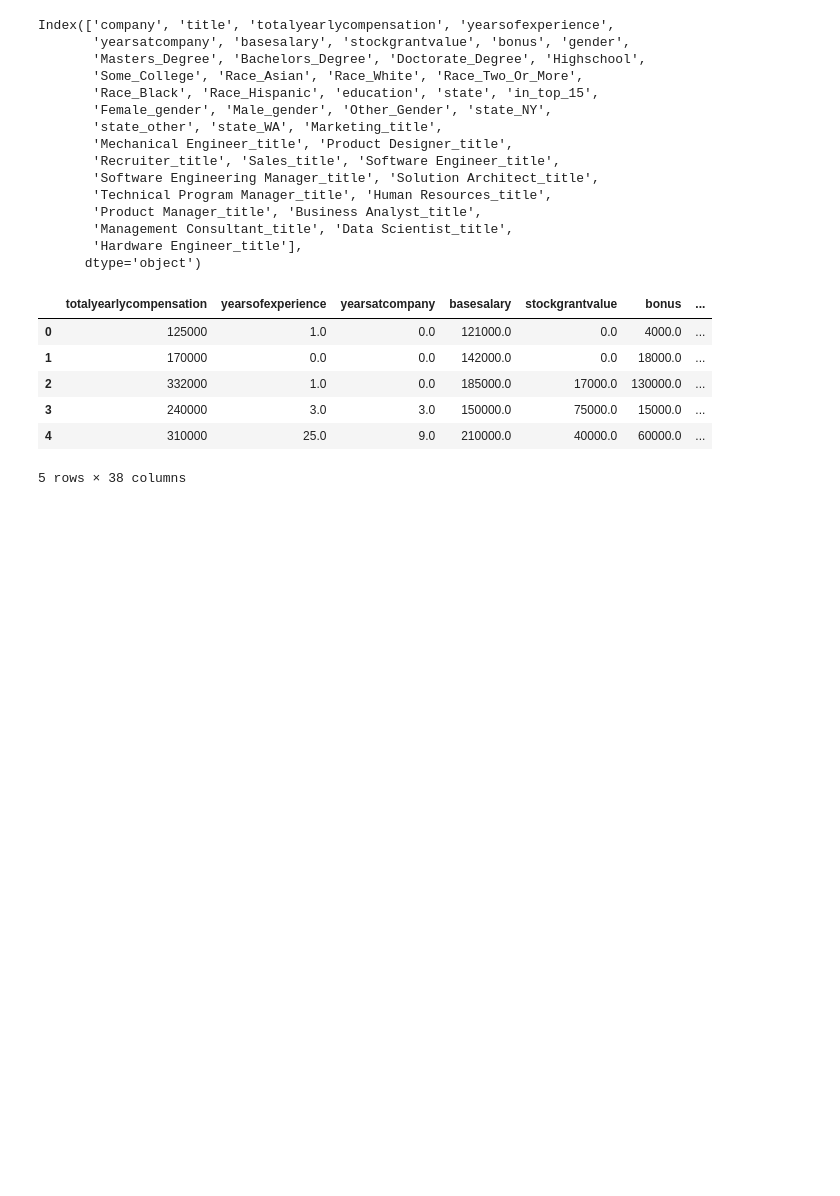
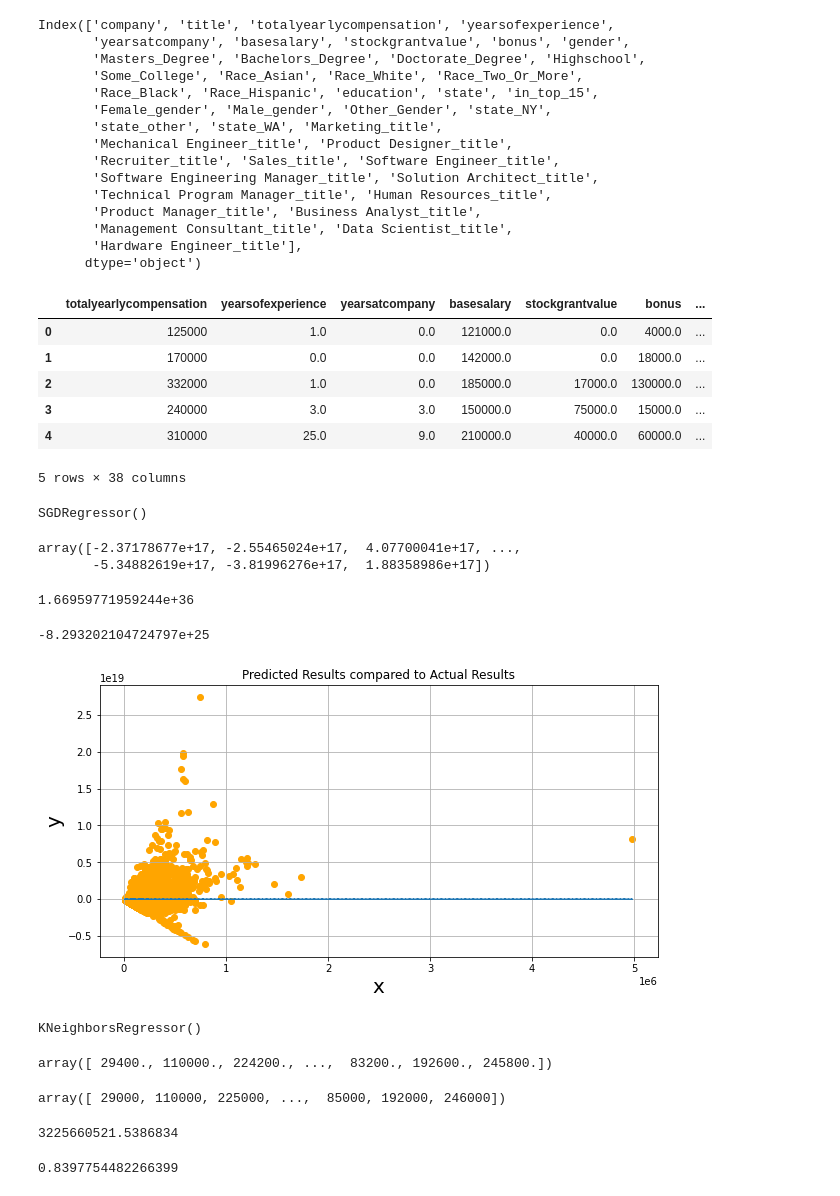
Before and after one commit to ryand0n/SC2022-BatchC-electric-pythons, a Jupyter notebook: Aadya Aradhyula/EDA.ipynb, the cells around one changed output. Cells and saved outputs as stored; diff of their text form; code cells hidden in the pictures; blank space fills up the shorter version.

```diff
--- a/Aadya Aradhyula/EDA.ipynb
+++ b/Aadya Aradhyula/EDA.ipynb
@@ -574,0 +580,43 @@ df.head()
+# %%
+x_train, x_test, y_train, y_test = train_test_split(x, y, random_state=42)
+# %%
+#Stochastic Gradient Descent Regression
+from sklearn.linear_model import SGDRegressor
+clf = SGDRegressor()
+# %%
+#fit your model
+clf.fit(x_train, y_train)
+# %% [output]
+SGDRegressor()
+# %%
+#create some predictions on your testing inputs and set them equal to y_hat.
+y_hat = clf.predict(x_test)
+y_hat
+# %% [output]
+array([-2.37178677e+17, -2.55465024e+17,  4.07700041e+17, ...,
+       -5.34882619e+17, -3.81996276e+17,  1.88358986e+17])
+# %%
+#Compute your MSE.
+total_squared_error = (np.sum((y_test - y_hat)**2)) #get the sum of all the errors (error = what we want (y_test) - what we predicted (y_hat))
+mean_squared_error = total_squared_error/len(y_test) #divide this by how many rows/observations we have
+print(mean_squared_error)
+# %% [output]
+1.66959771959244e+36
+# %%
+clf.score(x_test, y_test)
+# %% [output]
+-8.293202104724797e+25
+# %%
+#Plot Findings
+import matplotlib.pyplot as plt
+plt.figure(figsize=(10,5))
+plt.plot(y_test, y_test, '--')
+#plt.scatter(y_test,y_test, c='green')
+plt.scatter(y_test, y_hat, c='orange')
+plt.xlabel('x', fontsize = 20)
+plt.ylabel('y', fontsize = 20)
+plt.title('Predicted Results compared to Actual Results')
+plt.grid('on')
+plt.show()
+# %% [output]
+[figure, added]
@@ -574,0 +627,24 @@ df.head()
+# %%
+neigh.fit(x_train, y_train)
+# %% [output]
+KNeighborsRegressor()
+# %%
+y_hat = neigh.predict(x_test)
+y_hat
+# %% [output]
+array([ 29400., 110000., 224200., ...,  83200., 192600., 245800.])
+# %%
+np.array(y_test) #these are what actually happened for our x_test inputs.
+# %% [output]
+array([ 29000, 110000, 225000, ...,  85000, 192000, 246000])
+# %%
+#Find MSE
+total_squared_error = (np.sum((y_test - y_hat)**2)) #get the sum of all the errors (error = what we want (y_test) - what we predicted (y_hat))
+mean_squared_error = total_squared_error/len(y_test) #divide this by how many rows/observations we have
+print(mean_squared_error)
+# %% [output]
+3225660521.5386834
+# %%
+neigh.score(x_test, y_test)
+# %% [output]
+0.8397754482266399
```
Also changed, not shown: parts of 17 cells of this notebook, 20 other files.
